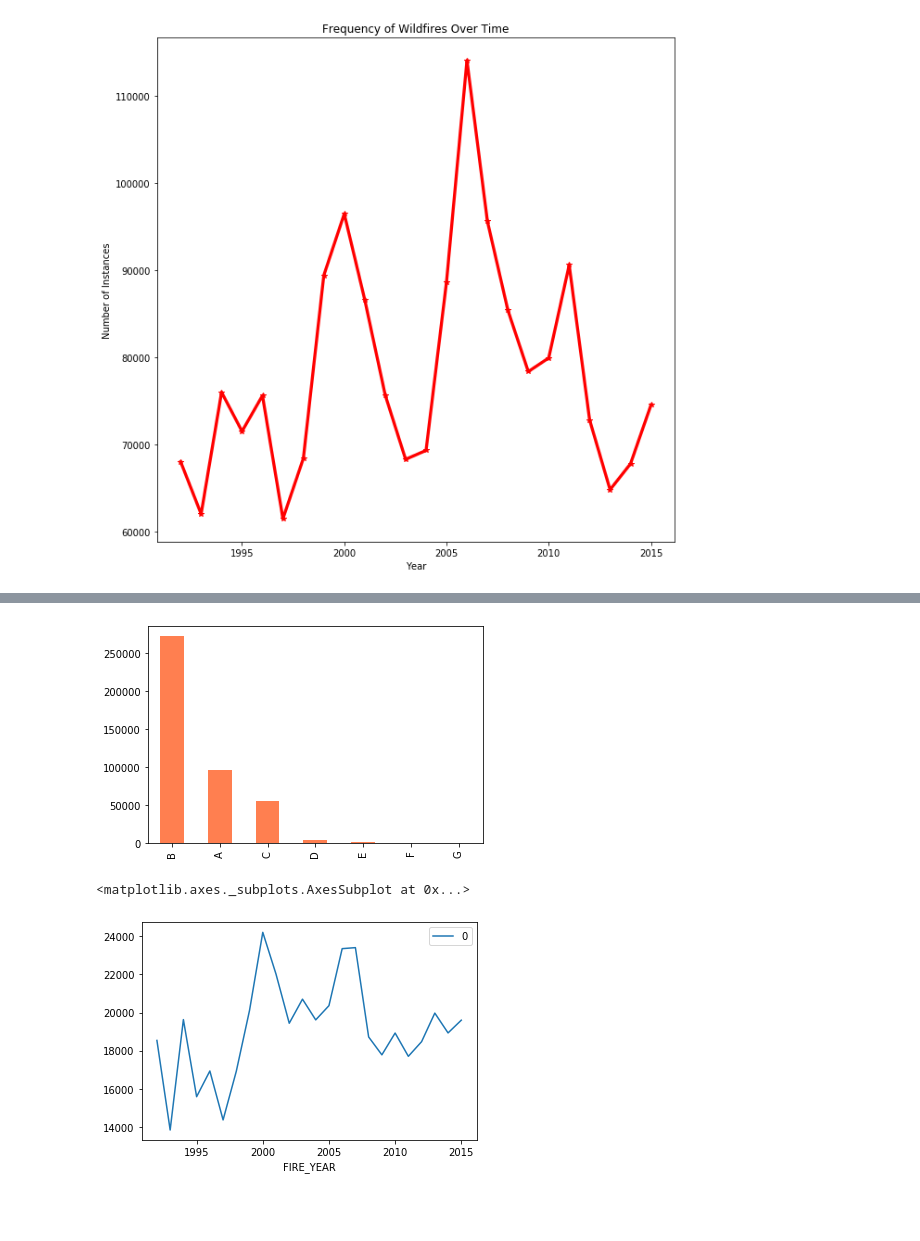
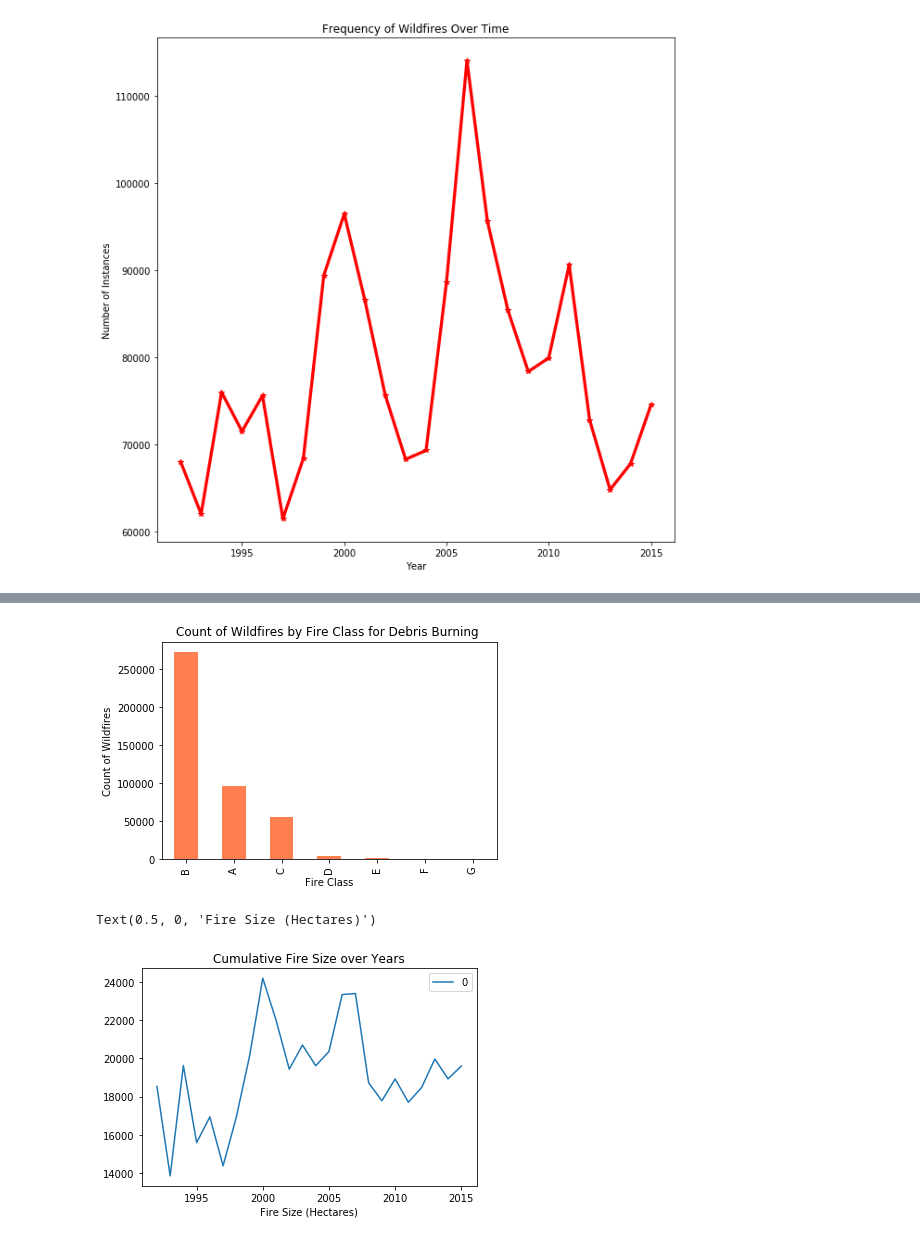
Before and after one commit to homeiraazari/Wildfire-and-Climate-Change, a Jupyter notebook: Data Exploration.ipynb, the cells around one changed output, grey strips where cells are left out. Drawn from its saved outputs; the diff is of its cells as text; code cells hidden in the pictures; blank space fills up the shorter version.

```diff
--- a/Data Exploration.ipynb
+++ b/Data Exploration.ipynb
@@ -62,12 +68,18 @@ data["CAUSE_DESCR"].value_counts().plot(kind="bar")
 # %%
 data_Burning = data[data['CAUSE_DESCR']=='Debris Burning']
 data_Burning['FIRE_CLASS'].value_counts().plot(kind='bar',color='coral')
+plt.title('Count of Wildfires by Fire Class for Debris Burning ')
+plt.xlabel('Fire Class')
+plt.ylabel('Count of Wildfires')
 plt.show()
 # %% [output]
-[figure, old version]
+[figure, new version]
 # %%
 size_per_year=data.groupby(['FIRE_YEAR','FIRE_SIZE']).size().reset_index().groupby('FIRE_YEAR')[[0]].max()
-size_per_year.plot()
+plot_size=size_per_year.plot()
+plot_size.set_title('Cumulative Fire Size over Years')
+plot_size.set_xlabel("Fire Year")
+plot_size.set_xlabel("Fire Size (Hectares)")
 # %% [output]
-<matplotlib.axes._subplots.AxesSubplot at 0x...>
+Text(0.5, 0, 'Fire Size (Hectares)')
-[figure, old version]
+[figure, new version]
```
Also changed, not shown: parts of 3 cells of this notebook, 1 other file.
